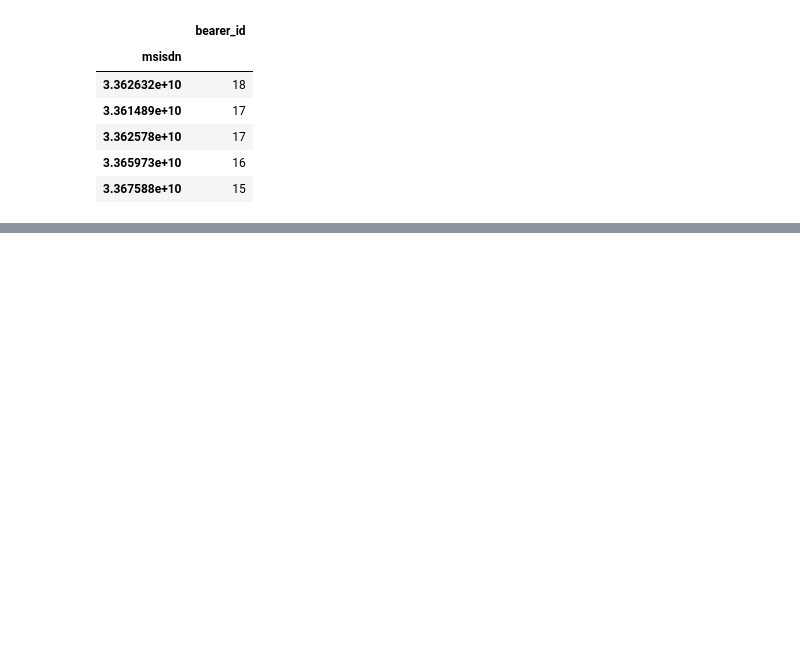
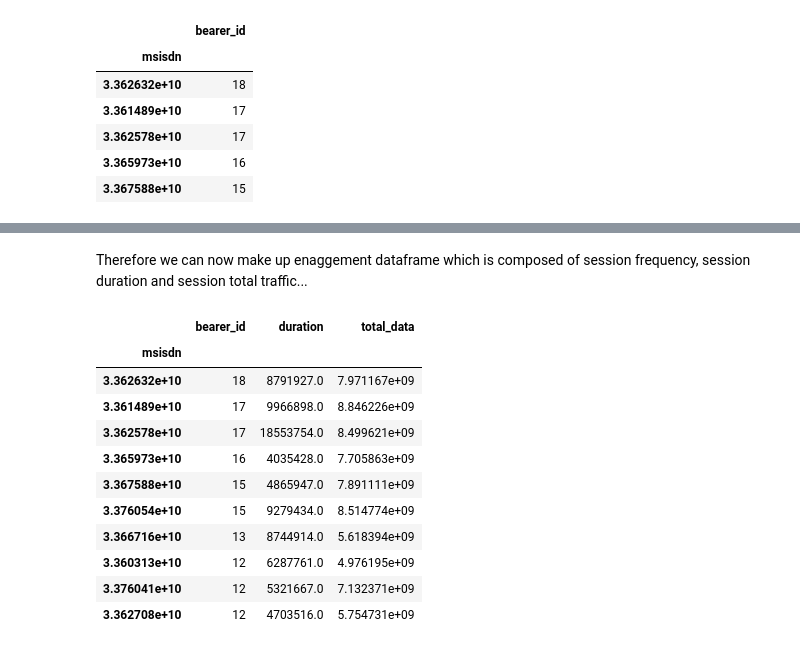
Before and after one commit to michaelgetachew-abebe/Telecom-User-Analytics, a Jupyter notebook: notebooks/user_engagement_analysis.ipynb, the cells around one changed output, grey strips where cells are left out. Drawn from its saved outputs; the diff is of its cells as text; code cells hidden in the pictures; blank space fills up the shorter version.

```diff
--- a/notebooks/user_engagement_analysis.ipynb
+++ b/notebooks/user_engagement_analysis.ipynb
@@ -87,0 +116,19 @@ session_frequency_metrics.head()
+# %% [markdown]
+Therefore we can now make up enaggement dataframe which is composed of session frequency, session duration and session total traffic...
+# %%
+users_engagement_metrics = df.groupby('msisdn').agg({'bearer_id':'count', 'duration':'sum','total_data':'sum'})
+users_engagement_metrics = users_engagement_metrics.sort_values(by = ['bearer_id'], ascending = False)
+users_engagement_metrics.head(10)
+# %% [output]
+|  | bearer_id | duration | total_data |
+| msisdn |  |  |  |
+| 3.362632e+10 | 18 | 8791927.0 | 7.971167e+09 |
+| 3.361489e+10 | 17 | 9966898.0 | 8.846226e+09 |
+| 3.362578e+10 | 17 | 18553754.0 | 8.499621e+09 |
+| 3.365973e+10 | 16 | 4035428.0 | 7.705863e+09 |
+| 3.367588e+10 | 15 | 4865947.0 | 7.891111e+09 |
+| 3.376054e+10 | 15 | 9279434.0 | 8.514774e+09 |
+| 3.366716e+10 | 13 | 8744914.0 | 5.618394e+09 |
+| 3.360313e+10 | 12 | 6287761.0 | 4.976195e+09 |
+| 3.376041e+10 | 12 | 5321667.0 | 7.132371e+09 |
+| 3.362708e+10 | 12 | 4703516.0 | 5.754731e+09 |
```
Also changed, not shown: parts of 5 cells of this notebook.
